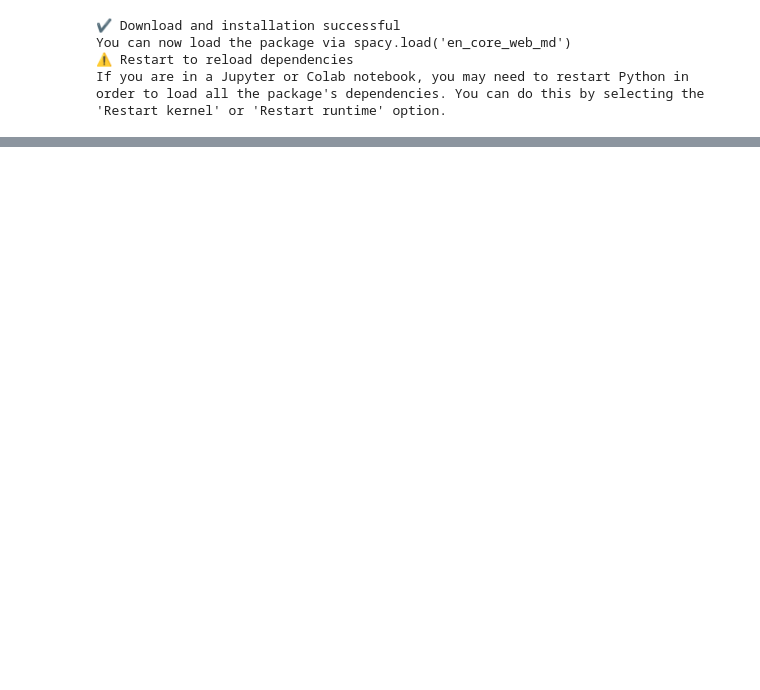
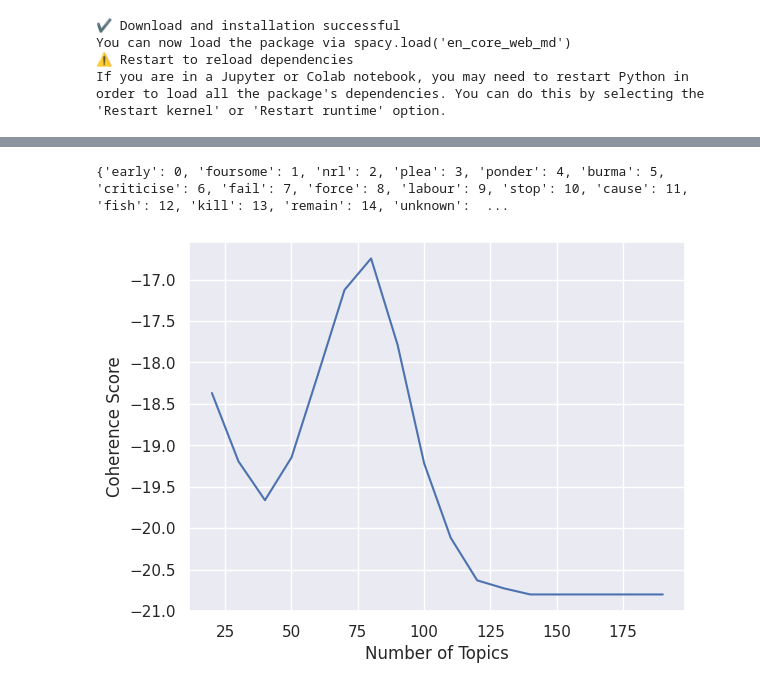
Before and after one commit to almin-byte/million-headlines-topic-modeling, a Jupyter notebook: LDA with gensim and spaCy.ipynb, the cells around one changed output, grey strips where cells are left out. Cells and saved outputs as stored; diff of their text form; code cells hidden in the pictures; blank space fills up the shorter version.

Commit message:
tested gensim lda model w/ 30 topics

```diff
--- a/LDA with gensim and spaCy.ipynb
+++ b/LDA with gensim and spaCy.ipynb
@@ -67,0 +135,3 @@ for doc in nlp.pipe(test_headlines):
+# %%
+X_train['tokens'] = tokens
+X_train['tokens']
@@ -67,0 +153,5 @@ for doc in nlp.pipe(test_headlines):
+# %%
+dictionary = Dictionary(X_train['tokens'])
+print(dictionary.token2id)
+# %% [output]
+{'early': 0, 'foursome': 1, 'nrl': 2, 'plea': 3, 'ponder': 4, 'burma': 5, 'criticise': 6, 'fail': 7, 'force': 8, 'labour': 9, 'stop': 10, 'cause': 11, 'fish': 12, 'kill': 13, 'remain': 14, 'unknown':  ...
@@ -67,0 +160,18 @@ for doc in nlp.pipe(test_headlines):
+# %%
+corpus = [dictionary.doc2bow(doc) for doc in X_train['tokens']]
+# %%
+lda_model = LdaModel(corpus=corpus, id2word=dictionary, iterations=50, num_topics=10, passes=10)
+# %%
+topics = []
+score = []
+for i in range(20,200,10):
+   lda_model = LdaModel(corpus=corpus, id2word=dictionary, iterations=10, num_topics=i, passes=10, random_state=100)
+   cm = CoherenceModel(model=lda_model, corpus=corpus, dictionary=dictionary, coherence='u_mass')
+   topics.append(i)
+   score.append(cm.get_coherence())
+_=plt.plot(topics, score)
+_=plt.xlabel('Number of Topics')
+_=plt.ylabel('Coherence Score')
+plt.show()
+# %% [output]
+[figure, added]
```
Also changed, not shown: parts of 21 cells of this notebook.
